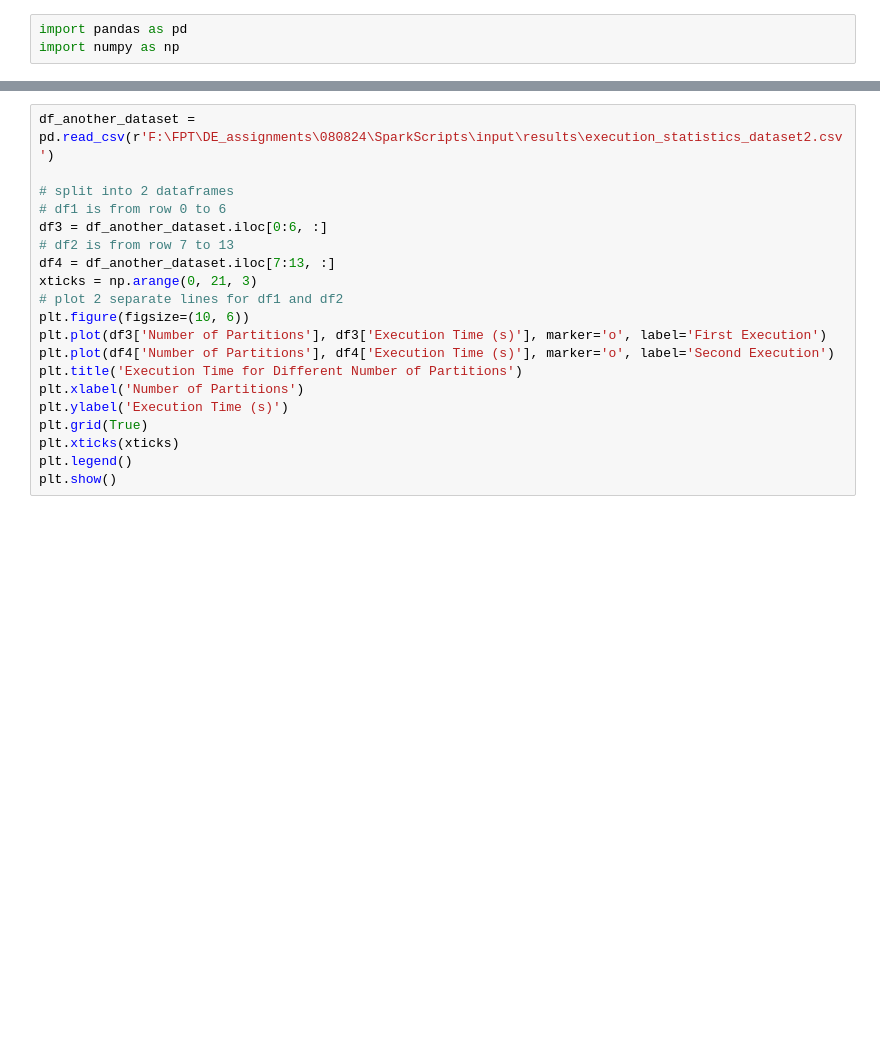
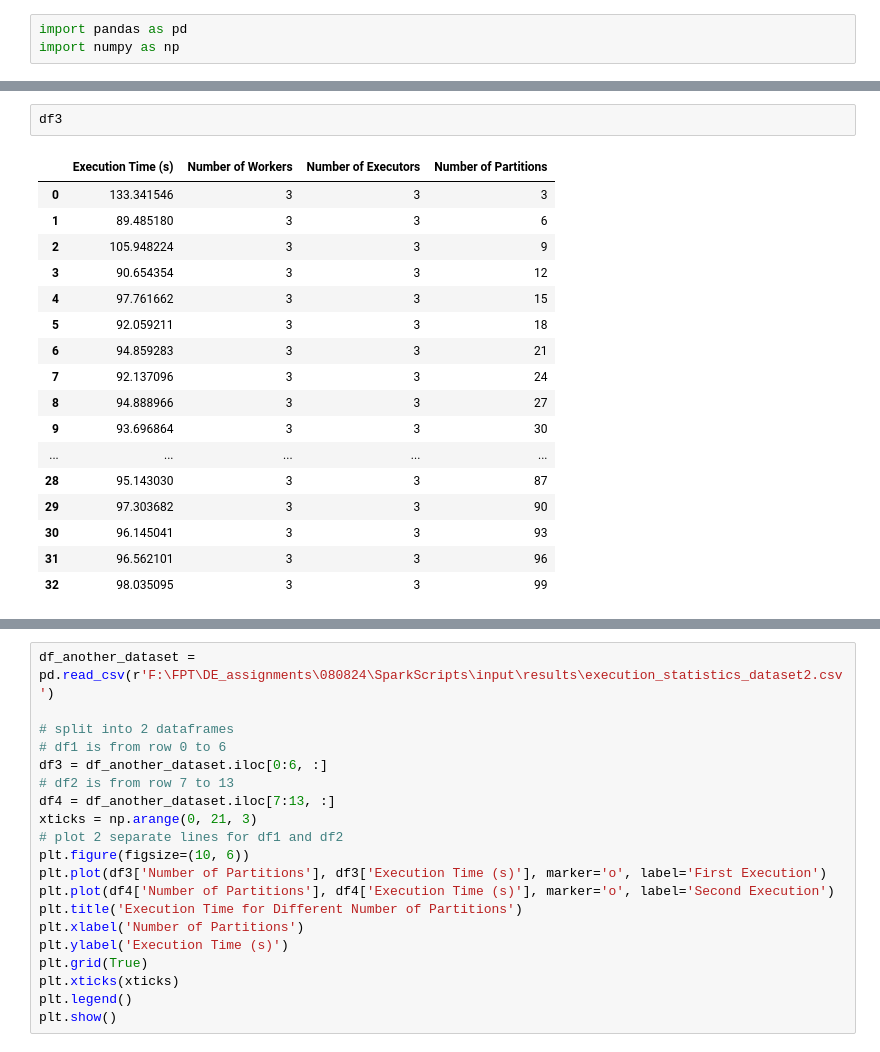
Before and after one commit to ddutjnrevenge-universe/DE_assignments, a Jupyter notebook: 080824/SparkScripts/spark_apps/test.ipynb, the cells around one changed output, grey strips where cells are left out. Saved outputs shown, nothing was run; the diff lists cells and outputs as text; blank space fills up the shorter version.

```diff
--- a/080824/SparkScripts/spark_apps/test.ipynb
+++ b/080824/SparkScripts/spark_apps/test.ipynb
@@ -4,3 +55,23 @@ import numpy as np
+# %%
+df3
+# %% [output]
+|  | Execution Time (s) | Number of Workers | Number of Executors | Number of Partitions |
+| 0 | 133.341546 | 3 | 3 | 3 |
+| 1 | 89.485180 | 3 | 3 | 6 |
+| 2 | 105.948224 | 3 | 3 | 9 |
+| 3 | 90.654354 | 3 | 3 | 12 |
+| 4 | 97.761662 | 3 | 3 | 15 |
+| 5 | 92.059211 | 3 | 3 | 18 |
+| 6 | 94.859283 | 3 | 3 | 21 |
+| 7 | 92.137096 | 3 | 3 | 24 |
+| 8 | 94.888966 | 3 | 3 | 27 |
+| 9 | 93.696864 | 3 | 3 | 30 |
+| ... | ... | ... | ... | ... |
+| 28 | 95.143030 | 3 | 3 | 87 |
+| 29 | 97.303682 | 3 | 3 | 90 |
+| 30 | 96.145041 | 3 | 3 | 93 |
+| 31 | 96.562101 | 3 | 3 | 96 |
+| 32 | 98.035095 | 3 | 3 | 99 |
 # %%
 import matplotlib.pyplot as plt
 
```
Also changed, not shown: parts of 4 cells of this notebook, 3 other files.
